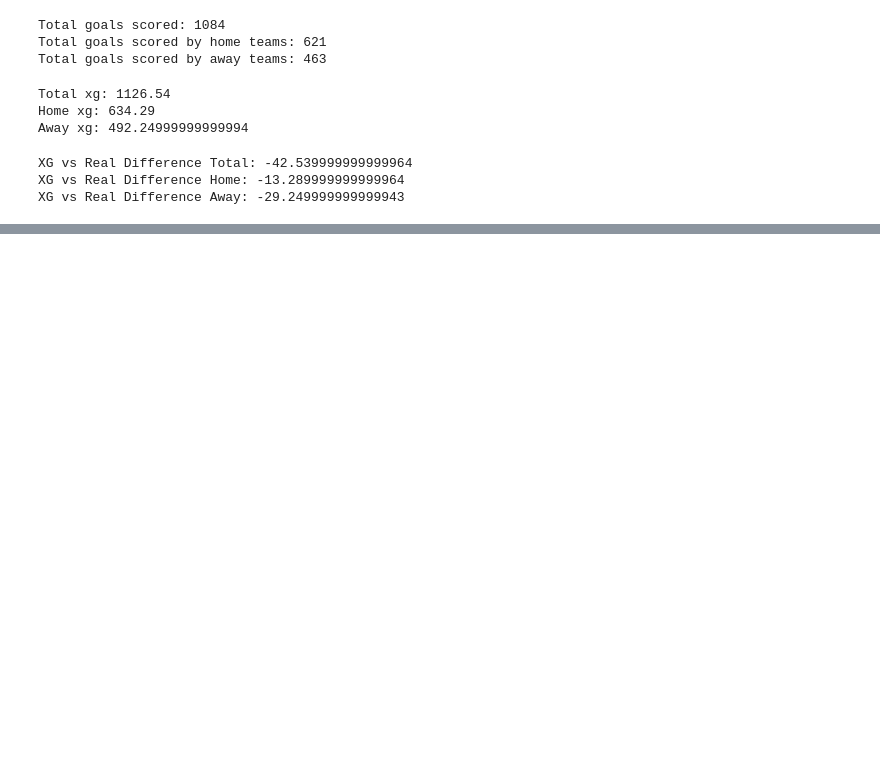
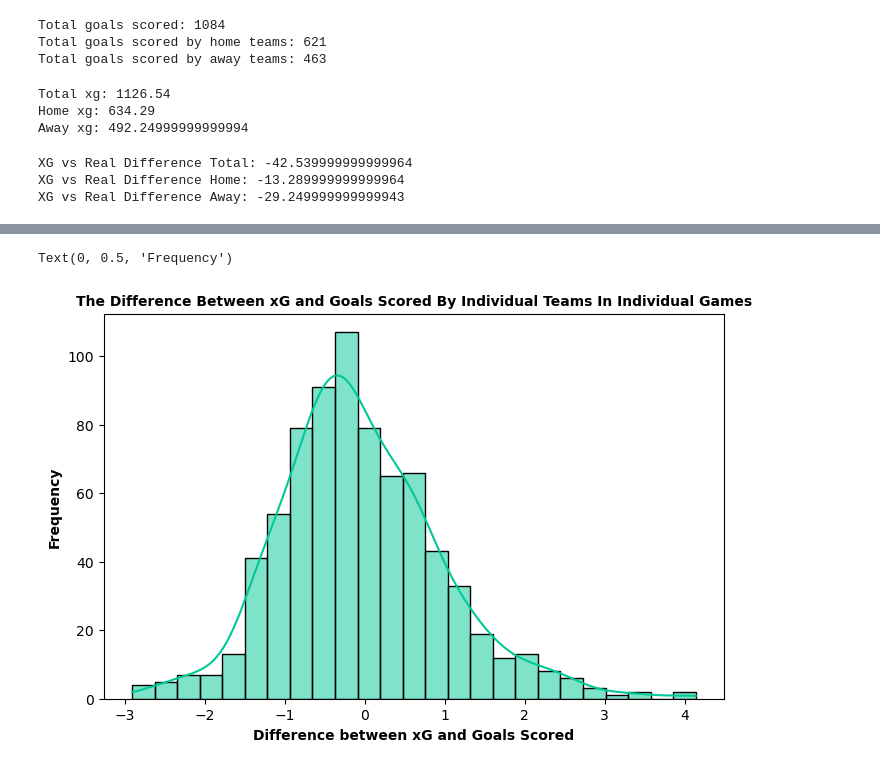
Before and after one commit to DAHammond/Bee2041-Final, a Jupyter notebook: Data Cleaning, Restructuring and Analysis.ipynb, the cells around one changed output, grey strips where cells are left out. Cells and saved outputs as stored; diff of their text form; code cells hidden in the pictures; blank space fills up the shorter version.

```diff
--- a/Data Cleaning, Restructuring and Analysis.ipynb
+++ b/Data Cleaning, Restructuring and Analysis.ipynb
@@ -199,0 +217,8 @@ DF2
+# %%
+DF2_combined = pd.concat([
+    DF2['Home_difference'].rename('Difference'),
+    DF2['Away_difference'].rename('Difference')
+], axis=0).reset_index(drop=True)
+
+DF2_combined = pd.DataFrame(DF2_combined)
+DF2_combined.describe()
@@ -199,0 +235,11 @@ DF2
+# %%
+plt.figure(figsize=(8, 5))
+sns.histplot(DF2_combined['Difference'], kde=True, color="#00C896", alpha = 0.5,label='Home Difference', bins = 25)
+
+
+plt.title('The Difference Between xG and Goals Scored By Individual Teams In Individual Games',fontweight="bold", size = 10)
+plt.xlabel('Difference between xG and Goals Scored',fontweight="bold")
+plt.ylabel('Frequency',fontweight="bold")
+# %% [output]
+Text(0, 0.5, 'Frequency')
+[figure, added]
```
Also changed, not shown: parts of 19 cells of this notebook.
